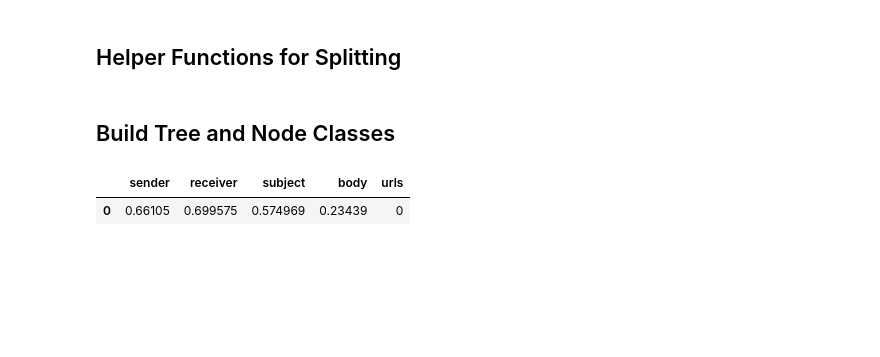
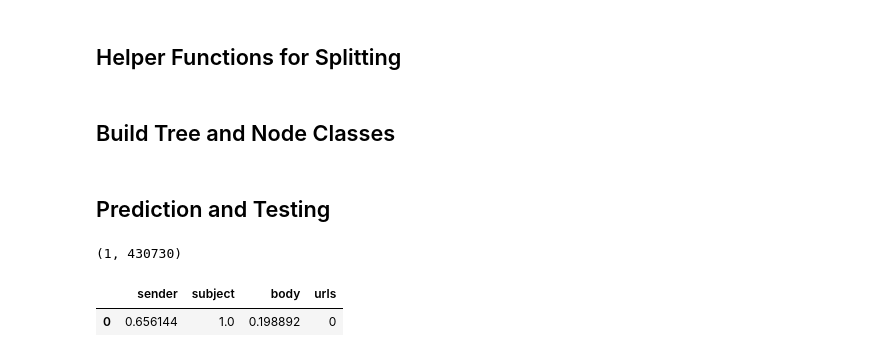
Before and after one commit to lunagpprado/scam_detector_p2, a Jupyter notebook: p2_decision_tree.ipynb, the cells around one changed output. Saved outputs shown, nothing was run; the diff lists cells and outputs as text; code cells hidden in the pictures; blank space fills up the shorter version.

Commit message:
Started Random Forest Implementation
Random Forest Implemented, All that's left is potentially using the whole vectorized text instead of just the normalized singular values.

```diff
--- a/p2_decision_tree.ipynb
+++ b/p2_decision_tree.ipynb
@@ -34,0 +79,9 @@ data.head(10)
+# %%
+col_names = ['sender', 'receiver', 'subject', 'body', 'label', 'urls']
+path = "./data/SpamAssasin.csv"
+data4 = pd.read_csv(path)
+data4 = data4.drop('date', axis=1)
+col_names[-1], col_names[-2] = col_names[-2], col_names[-1]
+data4 = data4[col_names]
+print(data4.shape)
+data4.head(10)
@@ -34,0 +101,3 @@ data.head(10)
+# %%
+data = pd.concat([data1, data2, data3, data4])
+data.shape
@@ -35,5 +106,10 @@ data.head(10)
 # %%
-rec_mode = data['receiver'].mode()[0]
-data['receiver'].fillna(rec_mode, inplace=True)
+send_mode = data['sender'].mode()[0]
+data['sender'].fillna(send_mode, inplace=True)
 sub_mode = data['subject'].mode()[0]
 data['subject'].fillna(sub_mode, inplace=True)
+body_mode = data['body'].mode()[0]
+data['body'].fillna(body_mode, inplace=True)
+
+data = data.drop('receiver', axis=1)
+data['sender'].isnull().any()
@@ -276,4 +357,9 @@ def predict(row, curr_node):
         return predict(row, curr_node.left)
     else:
         return predict(row, curr_node.right)
+# %% [markdown]
+## Prediction and Testing
+# %%
+test_data = {'sender': ['luna_prado@gmail.com'], 'subject': ['Advisor Help'], 'body':['Hello Dr. Athienitis, can you help me with choosing classes for the upcoming semester. Look forward to staying in contact.'], 'urls':[0]}
+test_df = pd.DataFrame(test_data)
 # %%
@@ -282,36 +368,43 @@ test_df = pd.DataFrame(test_data)
+# %%
+new_body = vectorizer_body.transform(test_df['body'])
+new_body.shape
+# %% [output]
+(1, 430730)
 # %%
 new_body = vectorizer_body.transform(test_df['body'])
 new_body_sum = new_body.sum(axis=1).flatten()
 nonzero_body = (new_body > 0).sum(axis=1).flatten()
 
 new_body_normalized = (new_body_sum/nonzero_body if nonzero_body > 0 else 0)
 
 new_send = vectorizer_send.transform(test_df['sender'])
 new_send_sum = new_send.sum(axis=1).flatten()
 nonzero_send = (new_send > 0).sum(axis=1).flatten()
 
 new_send_normalized = (new_send_sum/nonzero_send if nonzero_send > 0 else 0)
 
+"""
 new_rec = vectorizer_rec.transform(test_df['receiver'])
 new_rec_sum = new_rec.sum(axis=1).flatten()
 nonzero_rec = (new_rec > 0).sum(axis=1).flatten()
 
 new_rec_normalized = (new_rec_sum/nonzero_rec if nonzero_rec > 0 else 0)
+"""
 
 new_sub = vectorizer_sub.transform(test_df['subject'])
 new_sub_sum = new_sub.sum(axis=1).flatten()
 nonzero_sub = (new_sub > 0).sum(axis=1).flatten()
 
 new_sub_normalized = (new_sub_sum/nonzero_sub if nonzero_sub > 0 else 0)
 
 test_df['body'] = new_body_normalized
 test_df['sender'] = new_send_normalized
-test_df['receiver'] = new_rec_normalized
+#test_df['receiver'] = new_rec_normalized
 test_df['subject'] = new_sub_normalized
 test_df
 # %% [output]
-|  | sender | receiver | subject | body | urls |
-| 0 | 0.66105 | 0.699575 | 0.574969 | 0.23439 | 0 |
+|  | sender | subject | body | urls |
+| 0 | 0.656144 | 1.0 | 0.198892 | 0 |
 # %%
 predict(test_df.to_numpy()[0], my_tree)
 # %% [output]
```
Also changed, not shown: parts of 27 cells of this notebook.
